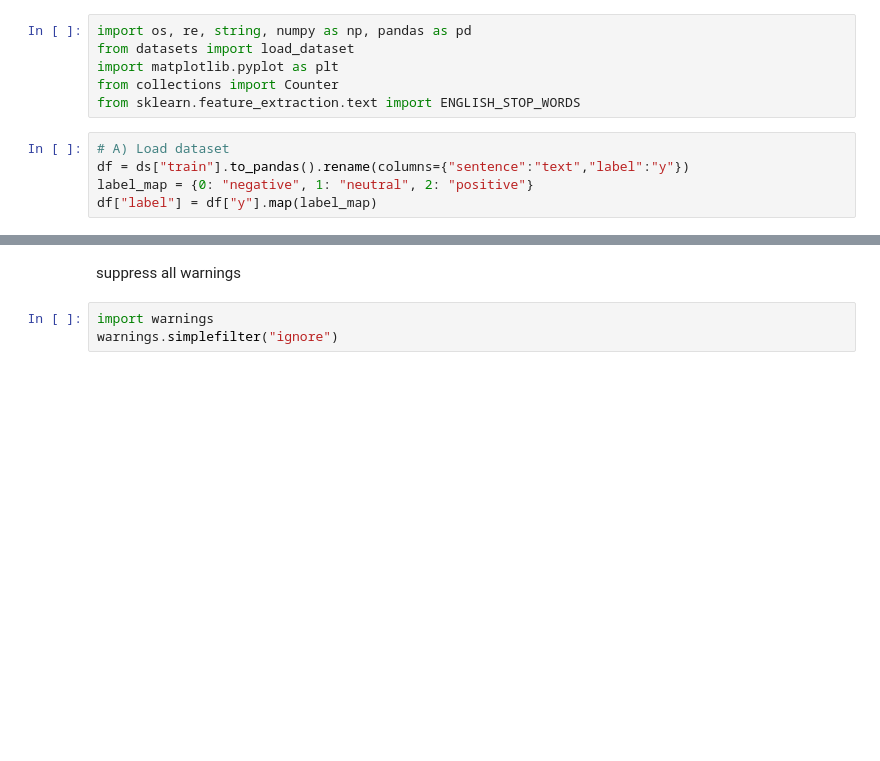
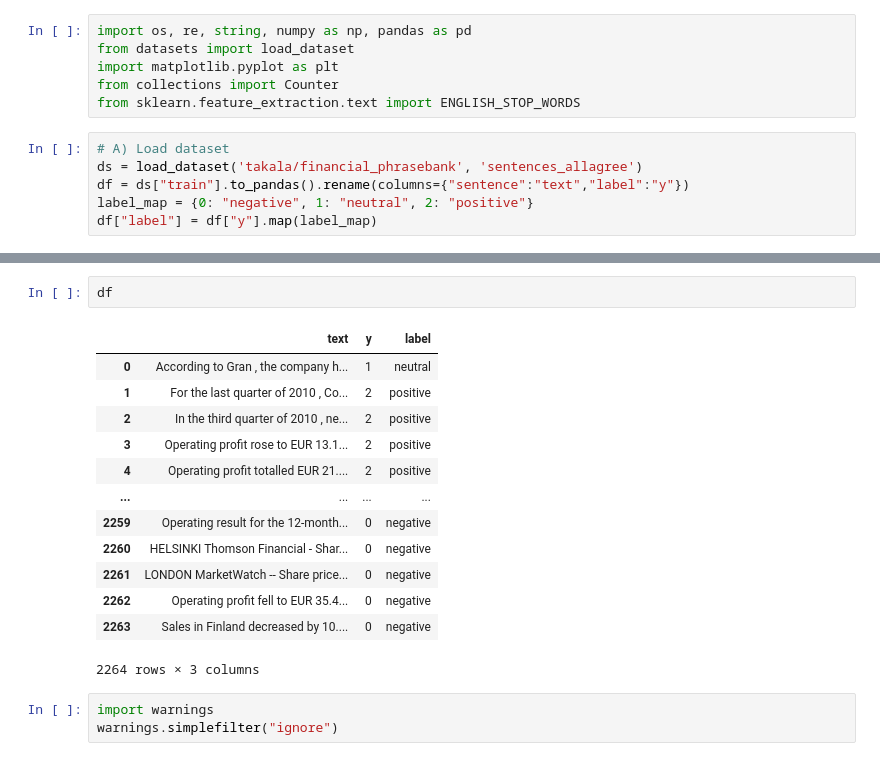
Before and after one commit to martinlf6/schwab-ds-takehome-FengLiu, a Jupyter notebook: 01_eda.ipynb, the cells around one changed output, grey strips where cells are left out. Cells and saved outputs as stored; diff of their text form; blank space fills up the shorter version.

```diff
--- a/01_eda.ipynb
+++ b/01_eda.ipynb
@@ -11,6 +14,7 @@ from collections import Counter
 from sklearn.feature_extraction.text import ENGLISH_STOP_WORDS
 # %%
 # A) Load dataset
+ds = load_dataset('takala/financial_phrasebank', 'sentences_allagree')
 df = ds["train"].to_pandas().rename(columns={"sentence":"text","label":"y"})
 label_map = {0: "negative", 1: "neutral", 2: "positive"}
 df["label"] = df["y"].map(label_map)
@@ -29,5 +21,19 @@ Note: you may need to restart the kernel to use updated packages.
-# %% [markdown]
-suppress all warnings
+# %%
+df
+# %% [output]
+|  | text | y | label |
+| 0 | According to Gran , the company h... | 1 | neutral |
+| 1 | For the last quarter of 2010 , Co... | 2 | positive |
+| 2 | In the third quarter of 2010 , ne... | 2 | positive |
+| 3 | Operating profit rose to EUR 13.1... | 2 | positive |
+| 4 | Operating profit totalled EUR 21.... | 2 | positive |
+| ... | ... | ... | ... |
+| 2259 | Operating result for the 12-month... | 0 | negative |
+| 2260 | HELSINKI Thomson Financial - Shar... | 0 | negative |
+| 2261 | LONDON MarketWatch -- Share price... | 0 | negative |
+| 2262 | Operating profit fell to EUR 35.4... | 0 | negative |
+| 2263 | Sales in Finland decreased by 10.... | 0 | negative |
+2264 rows × 3 columns
 # %%
 import warnings
 warnings.simplefilter("ignore")
```
Also changed, not shown: parts of 3 cells of this notebook.
